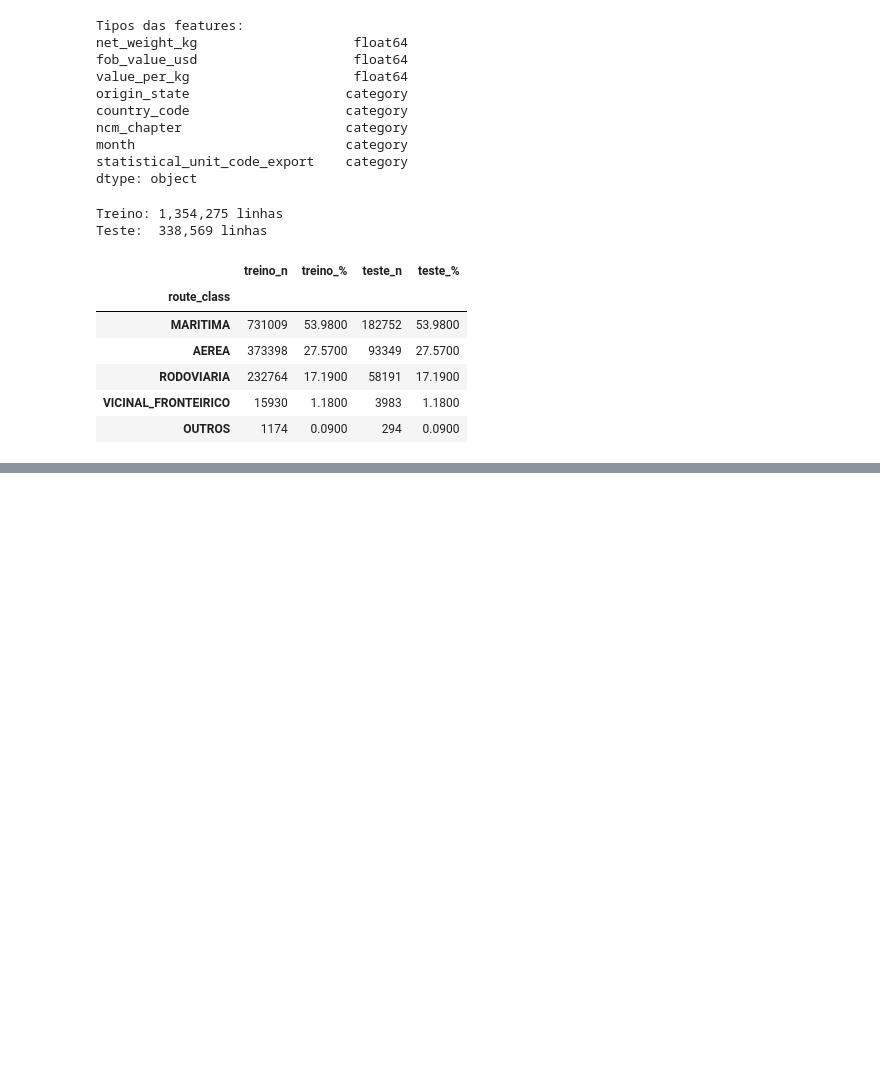
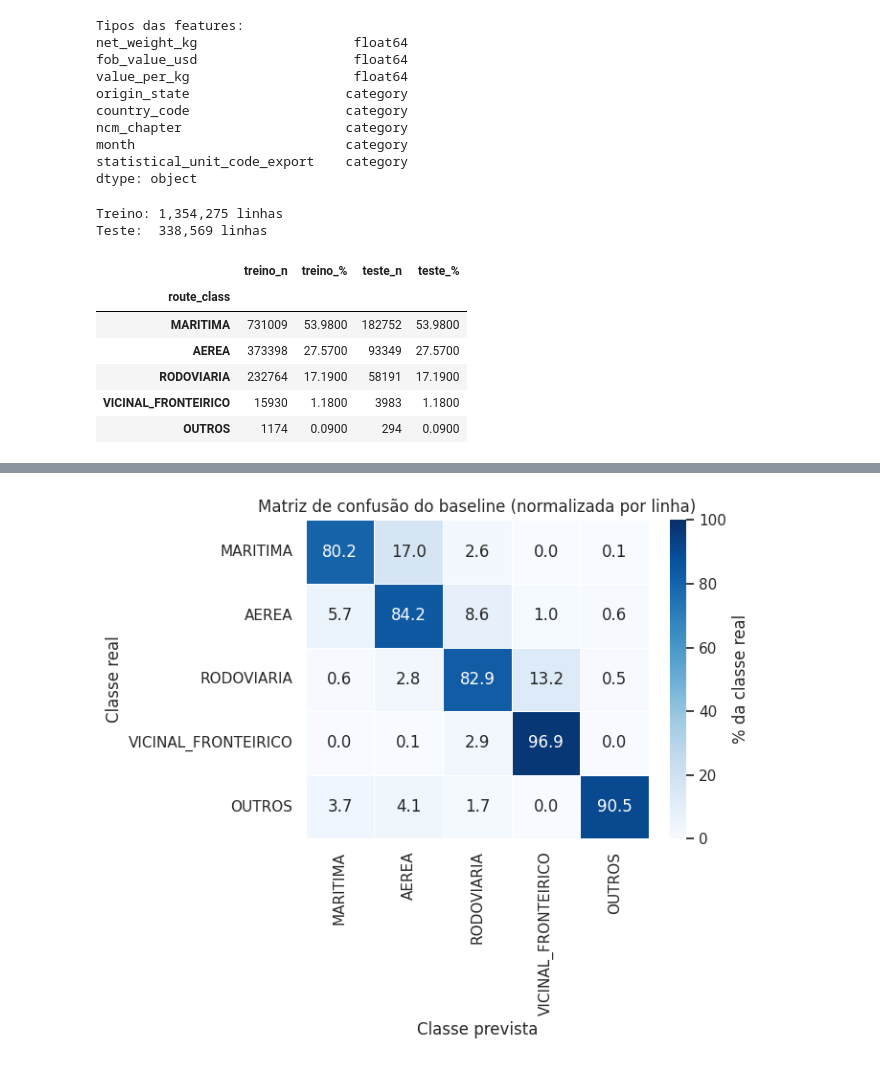
Before and after one commit to PamLissa/br-foreign-trade-analysis, a Jupyter notebook: milestone-4/notebooks/lightgbm_modeling.ipynb, the cells around one changed output, grey strips where cells are left out. Saved outputs shown, nothing was run; the diff lists cells and outputs as text; code cells hidden in the pictures; blank space fills up the shorter version.

Commit message:
feat: (section-4) add baseline lightgbm model with evaluation

```diff
--- a/milestone-4/notebooks/lightgbm_modeling.ipynb
+++ b/milestone-4/notebooks/lightgbm_modeling.ipynb
@@ -280,0 +287,12 @@ check
+# %%
+from lightgbm import LGBMClassifier
+
+baseline = LGBMClassifier(
+    objective='multiclass',
+    class_weight='balanced',
+    random_state=RANDOM_STATE,
+    n_jobs=-1,
+    verbose=-1,
+)
+baseline.fit(X_train, y_train)
+print('Modelo baseline treinado.')
@@ -280,0 +301,12 @@ check
+# %%
+from sklearn.metrics import f1_score, accuracy_score, classification_report
+
+y_pred_baseline = baseline.predict(X_test)
+
+f1_macro_baseline = f1_score(y_test, y_pred_baseline, average='macro')
+acc_baseline = accuracy_score(y_test, y_pred_baseline)
+
+print(f'F1-macro: {f1_macro_baseline:.4f}')
+print(f'Acuracia: {acc_baseline:.4f}')
+print()
+print(classification_report(y_test, y_pred_baseline, labels=CLASS_ORDER, digits=4, zero_division=0))
@@ -280,0 +328,18 @@ check
+# %%
+from sklearn.metrics import confusion_matrix
+
+cm = confusion_matrix(y_test, y_pred_baseline, labels=CLASS_ORDER, normalize='true')
+
+fig, ax = plt.subplots(figsize=(7, 6))
+sns.heatmap(cm * 100, annot=True, fmt='.1f', cmap='Blues', vmin=0, vmax=100,
+            xticklabels=CLASS_ORDER, yticklabels=CLASS_ORDER,
+            linewidths=0.5, linecolor='white',
+            cbar_kws={'label': '% da classe real'}, ax=ax)
+ax.set_xlabel('Classe prevista')
+ax.set_ylabel('Classe real')
+ax.set_title('Matriz de confusão do baseline (normalizada por linha)')
+plt.tight_layout()
+plt.savefig(RESULTS_DIR / 'baseline_confusion_matrix.png', dpi=140, bbox_inches='tight')
+plt.show()
+# %% [output]
+[figure, added]
```
Also changed, not shown: parts of 6 cells of this notebook.
